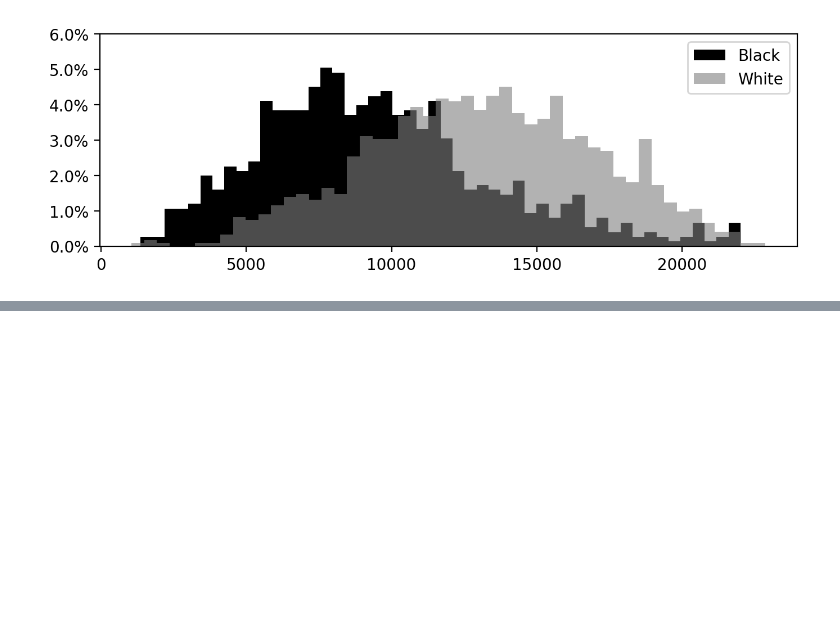
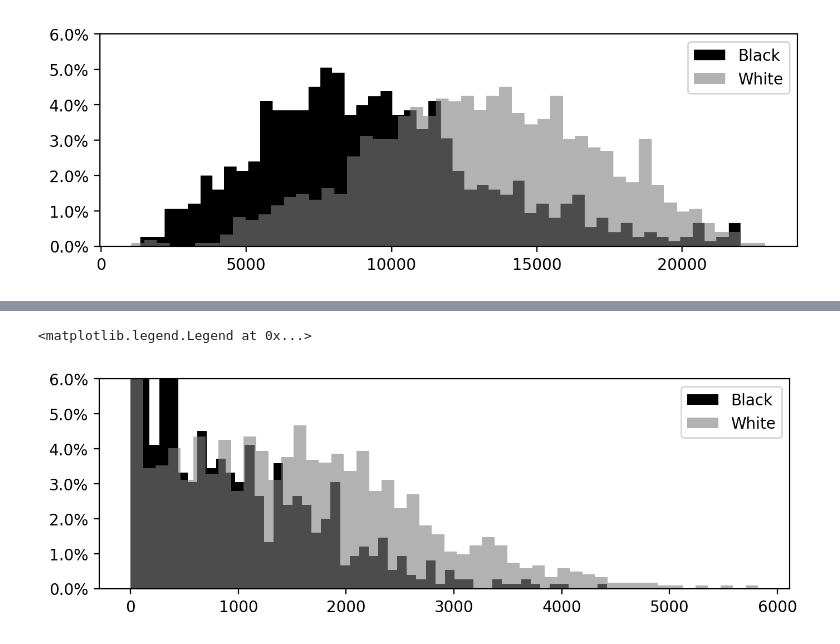
Before and after one commit to aaroncoyner/not-color-blind, a Jupyter notebook: 4_image_eda.ipynb, the cells around one changed output, grey strips where cells are left out. Saved outputs shown, nothing was run; the diff lists cells and outputs as text; code cells hidden in the pictures; blank space fills up the shorter version.

```diff
--- a/4_image_eda.ipynb
+++ b/4_image_eda.ipynb
@@ -225,0 +226,16 @@ plt.legend()
+# %%
+black_thresholded, black_skeletonized = pixels_segmented('./out/datasets/segmentations/train/black', 200)
+white_thresholded, white_skeletonized = pixels_segmented('./out/datasets/segmentations/train/white', 200)
+
+black_weights = np.ones(len(black_thresholded)) / len(black_thresholded)
+white_weights = np.ones(len(white_thresholded)) / len(white_thresholded)
+# %%
+plt.figure(figsize=(8,2.5), dpi=200)
+plt.hist(black_thresholded, weights=black_weights, alpha=1.0, bins=50, label='Black', color='black')
+plt.hist(white_thresholded, weights=white_weights, alpha=0.6, bins=50, label='White', color='gray')
+plt.gca().yaxis.set_major_formatter(PercentFormatter(1))
+plt.gca().set_ylim([0,0.06])
+plt.legend()
+# %% [output]
+<matplotlib.legend.Legend at 0x...>
+[figure, added]
```
Also changed, not shown: parts of 7 cells of this notebook, 2 other files.
